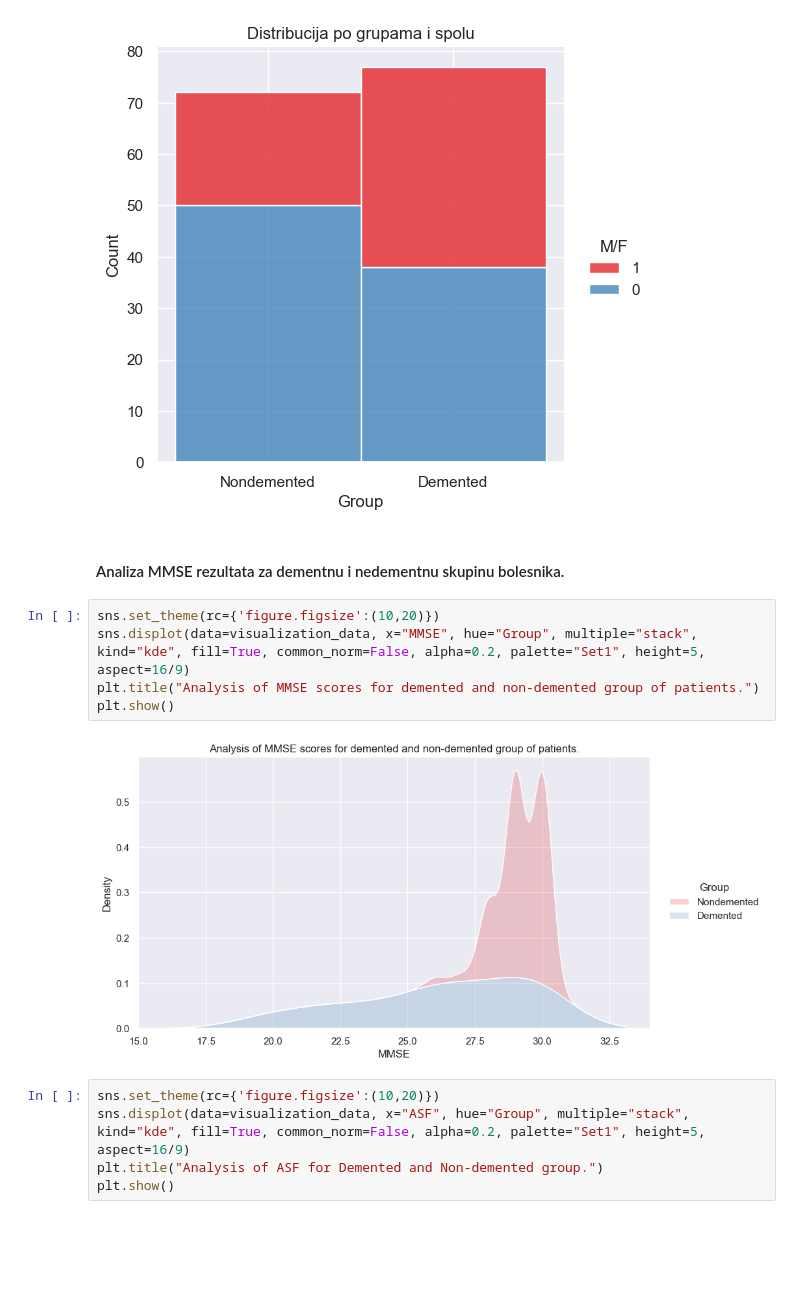
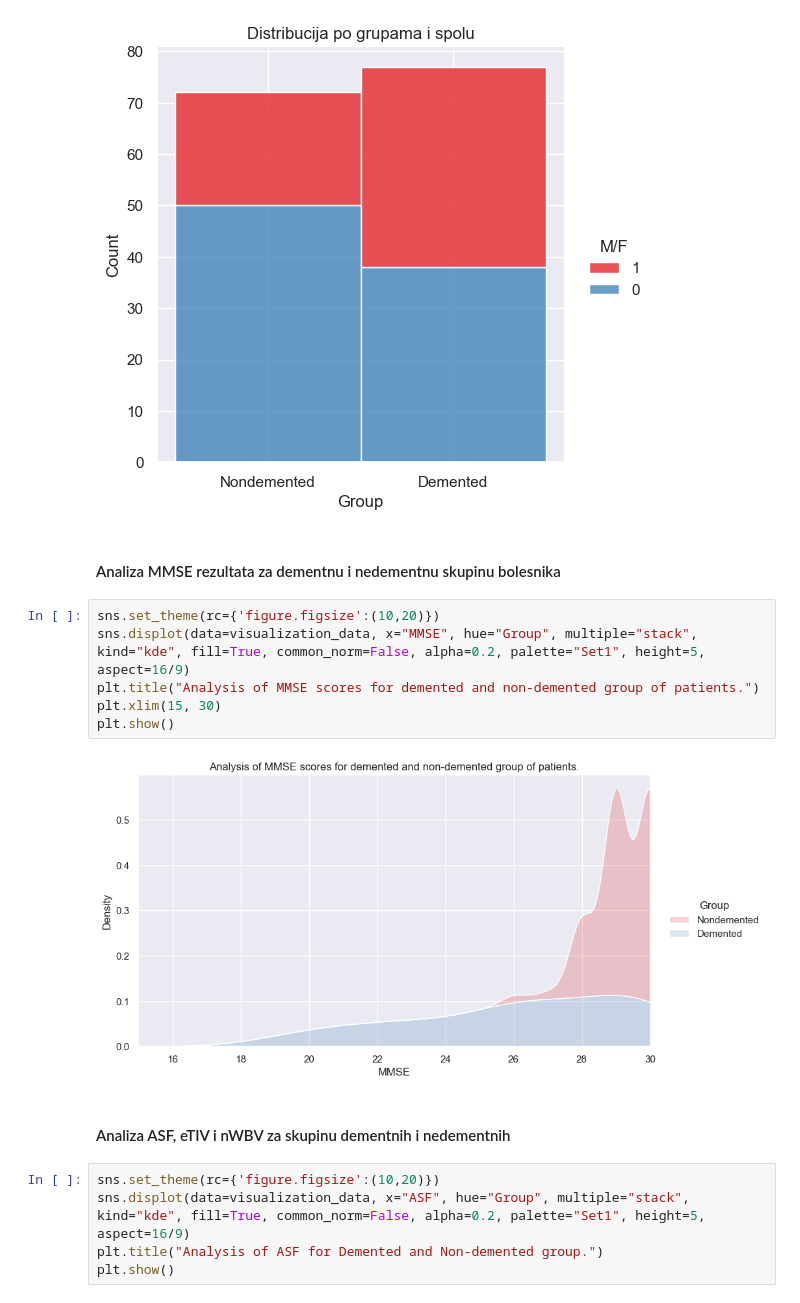
Before and after one commit to dz54240/UUZOP---projekt, a Jupyter notebook: uuzop_projekt.ipynb, the cells around one changed output. Drawn from its saved outputs; the diff is of its cells as text; blank space fills up the shorter version.

```diff
--- a/uuzop_projekt.ipynb
+++ b/uuzop_projekt.ipynb
@@ -398,14 +407,17 @@ plt.show()
 # %% [output]
 [figure]
 # %% [markdown]
-#### Analiza MMSE rezultata za dementnu i nedementnu skupinu bolesnika.
+#### Analiza MMSE rezultata za dementnu i nedementnu skupinu bolesnika
 # %%
 sns.set_theme(rc={'figure.figsize':(10,20)})
 sns.displot(data=visualization_data, x="MMSE", hue="Group", multiple="stack", kind="kde", fill=True, common_norm=False, alpha=0.2, palette="Set1", height=5, aspect=16/9)
 plt.title("Analysis of MMSE scores for demented and non-demented group of patients.")
+plt.xlim(15, 30)
 plt.show()
 # %% [output]
-[figure, old version]
+[figure, new version]
+# %% [markdown]
+#### Analiza ASF, eTIV i nWBV za skupinu dementnih i nedementnih
 # %%
 sns.set_theme(rc={'figure.figsize':(10,20)})
 sns.displot(data=visualization_data, x="ASF", hue="Group", multiple="stack", kind="kde", fill=True, common_norm=False, alpha=0.2, palette="Set1", height=5, aspect=16/9)
```
Also changed, not shown: parts of 23 cells of this notebook.
